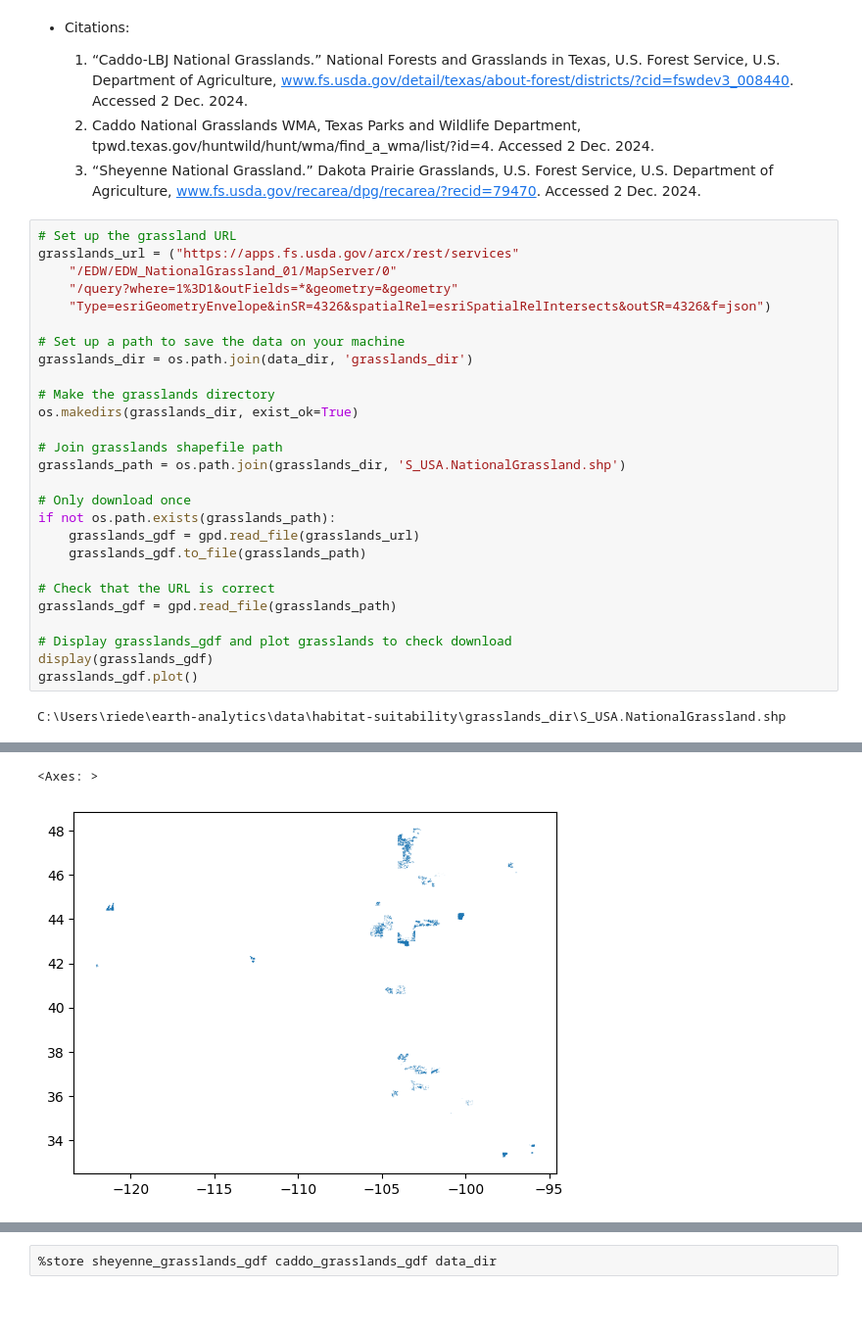
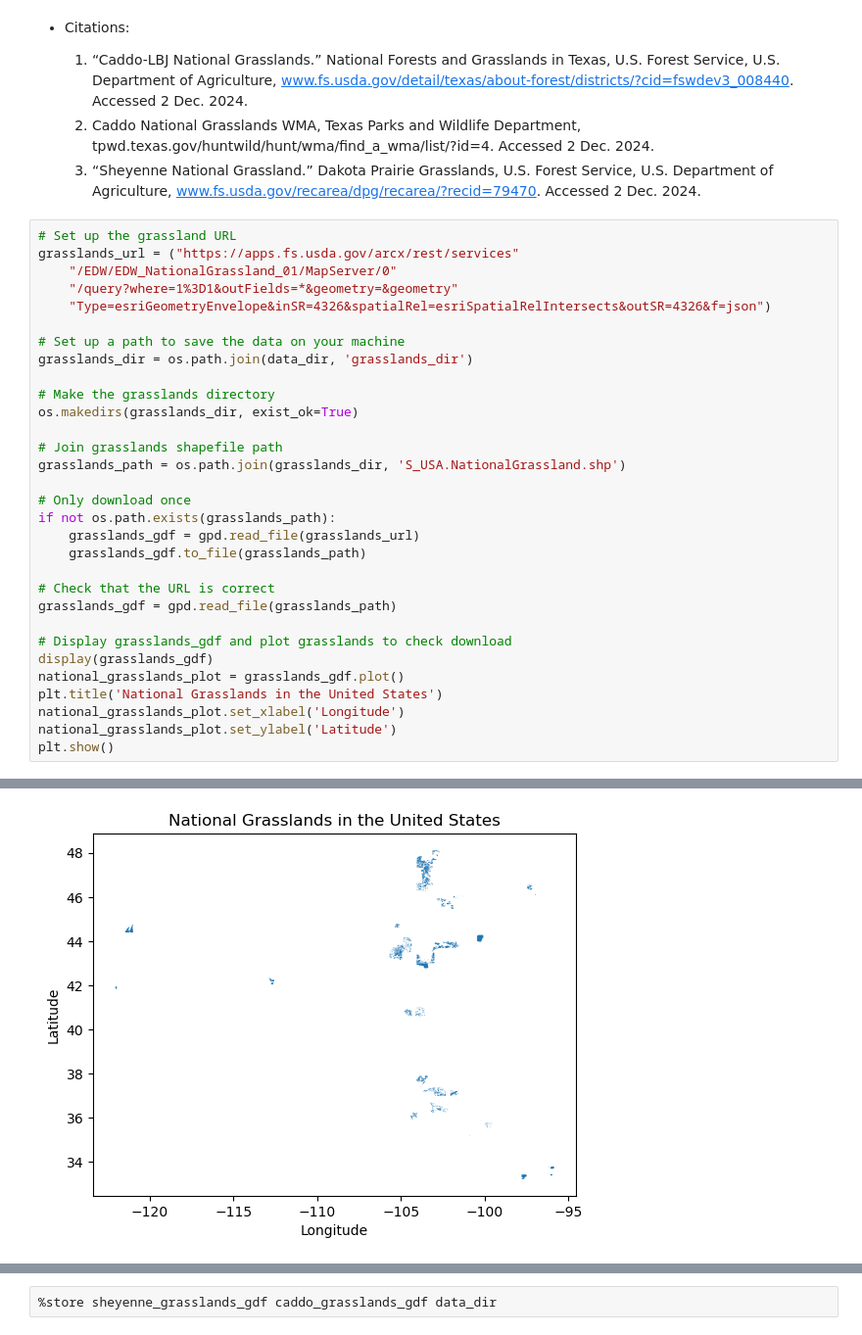
Before and after one commit to hanried/habitat-suitability, a Jupyter notebook: notebooks/00-habitat-suitability-grasslands.ipynb, the cells around one changed output, grey strips where cells are left out. Shown at 98% size. Drawn from its saved outputs; the diff is of its cells as text; blank space fills up the shorter version.

Commit message:
added titles and axes labels to plots

```diff
--- a/notebooks/00-habitat-suitability-grasslands.ipynb
+++ b/notebooks/00-habitat-suitability-grasslands.ipynb
@@ -48,37 +49,39 @@ os.makedirs(grasslands_dir, exist_ok=True)
 grasslands_path = os.path.join(grasslands_dir, 'S_USA.NationalGrassland.shp')
 
 # Only download once
 if not os.path.exists(grasslands_path):
     grasslands_gdf = gpd.read_file(grasslands_url)
     grasslands_gdf.to_file(grasslands_path)
 
 # Check that the URL is correct
 grasslands_gdf = gpd.read_file(grasslands_path)
 
 # Display grasslands_gdf and plot grasslands to check download
 display(grasslands_gdf)
-grasslands_gdf.plot()
+national_grasslands_plot = grasslands_gdf.plot()
+plt.title('National Grasslands in the United States')
+national_grasslands_plot.set_xlabel('Longitude')
+national_grasslands_plot.set_ylabel('Latitude')
+plt.show()
 # %% [output]
-C:\Users\riede\earth-analytics\data\habitat-suitability\grasslands_dir\S_USA.NationalGrassland.shp
 |  | OBJECTID | NATIONALGR | GRASSLANDN | GIS_ACRES | SHAPE.AREA | SHAPE.LEN | geometry |
 | 0 | 187245 | 281771010328 | Fort Pierre National Grassland | 209044.225 | 0.095149 | 1.455518 | POLYGON ((-100.0841 44.28163, -10... |
 | 1 | 187246 | 295507010328 | Butte Valley National Grassland | 19489.170 | 0.008557 | 0.853736 | MULTIPOLYGON (((-121.99601 41.840... |
 | 2 | 187247 | 295508010328 | Kiowa National Grassland | 144281.321 | 0.058543 | 9.858642 | MULTIPOLYGON (((-104.30415 36.080... |
 | 3 | 187248 | 295509010328 | Sheyenne National Grassland | 70428.175 | 0.033356 | 4.097398 | MULTIPOLYGON (((-97.31082 46.5145... |
 | 4 | 187249 | 295510010328 | Cedar River National Grassland | 6717.517 | 0.003157 | 0.999947 | MULTIPOLYGON (((-101.82222 45.958... |
 | 5 | 187250 | 295511010328 | Black Kettle National Grassland | 33103.349 | 0.013340 | 4.561060 | MULTIPOLYGON (((-99.9166 35.71892... |
 | 6 | 187251 | 295512010328 | Rita Blanca National Grassland | 94127.091 | 0.038271 | 6.652113 | MULTIPOLYGON (((-102.62994 36.440... |
 | 7 | 187252 | 295513010328 | Thunder Basin National Grassland | 626249.208 | 0.282888 | 44.088050 | MULTIPOLYGON (((-105.46006 43.319... |
 | 8 | 187253 | 295514010328 | McClellan Creek National Grassland | 1401.715 | 0.000562 | 0.115902 | POLYGON ((-100.86004 35.20951, -1... |
 | 9 | 187254 | 295515010328 | Caddo National Grassland | 68479.549 | 0.026940 | 1.159342 | MULTIPOLYGON (((-95.85493 33.7981... |
 | ... | ... | ... | ... | ... | ... | ... | ... |
 | 15 | 187260 | 295521010328 | Oglala National Grassland | 215804.927 | 0.096279 | 1.970612 | POLYGON ((-103.72478 43.001, -103... |
 | 16 | 187261 | 295522010328 | Comanche National Grassland | 444413.904 | 0.183064 | 26.658022 | MULTIPOLYGON (((-104.02264 37.692... |
 | 17 | 187262 | 295523010328 | Pawnee National Grassland | 208424.885 | 0.089972 | 15.341594 | MULTIPOLYGON (((-104.58107 40.826... |
 | 18 | 187263 | 295524010328 | Cimarron National Grassland | 109101.348 | 0.044765 | 5.539623 | MULTIPOLYGON (((-101.98978 37.119... |
 | 19 | 187264 | 295525010328 | Curlew National Grassland | 74783.572 | 0.032983 | 1.771642 | MULTIPOLYGON (((-112.69951 42.247... |
-<Axes: >
-[figure, old version]
+[figure, new version]
 # %%
 # Isolate Sheyenne National Grasslands from the grasslands_gdf
 sheyenne_grasslands_gdf = grasslands_gdf[grasslands_gdf['GRASSLANDN']=='Sheyenne National Grassland']
```
Also changed, not shown: parts of 3 cells of this notebook.
